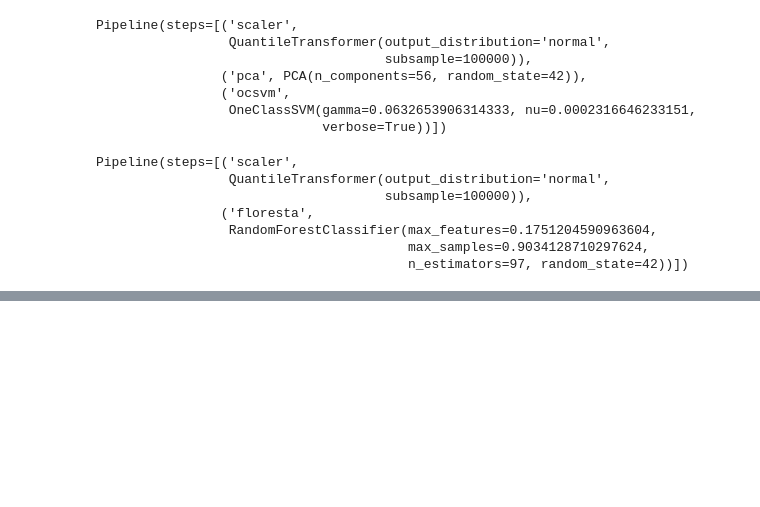
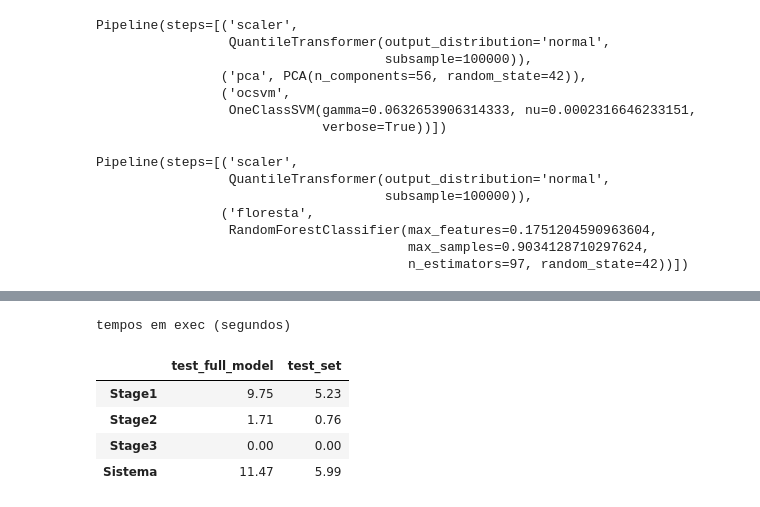
Before and after one commit to luiz-linkezio/Deteccao_de_Intrusao_Hierarquica_Multiestagio, a Jupyter notebook: SistemaHierarquico.ipynb, the cells around one changed output, grey strips where cells are left out. Drawn from its saved outputs; the diff is of its cells as text; code cells hidden in the pictures; blank space fills up the shorter version.

Commit message:
funcao para avaliacao do modelo

```diff
--- a/SistemaHierarquico.ipynb
+++ b/SistemaHierarquico.ipynb
@@ -83,2 +101,8 @@ X_test.shape
+# %%
+test_dataset_list = [
+                        test_full_model,
+                        test_set
+                    ]
+test_dataset_names = ["test_full_model","test_set"]
 # %%
 sh = SistemaHierarquico(first_stage,second_stage, 5, .25, .85, .9)
@@ -116,5 +108,0 @@ weighted avg       0.97      0.92      0.94     56860
-# %%
-time_spent_each_stage = sh.get_execution_time_lists()
-
-for time_spent in time_spent_each_stage:
-    print(time_spent)
@@ -125,0 +129,12 @@ for time_spent in time_spent_each_stage:
+# %%
+time_spent_each_stage = sh.get_execution_time_lists()
+
+print("tempos em exec (segundos)")
+pd.DataFrame([np.round(time_spent,2) for  time_spent in time_spent_each_stage], columns= test_dataset_names, index= ["Stage1", "Stage2", "Stage3", "Sistema"])
+# %% [output]
+tempos em exec (segundos)
+|  | test_full_model | test_set |
+| Stage1 | 9.75 | 5.23 |
+| Stage2 | 1.71 | 0.76 |
+| Stage3 | 0.00 | 0.00 |
+| Sistema | 11.47 | 5.99 |
```
Also changed, not shown: parts of 10 cells of this notebook, 1 other file.
